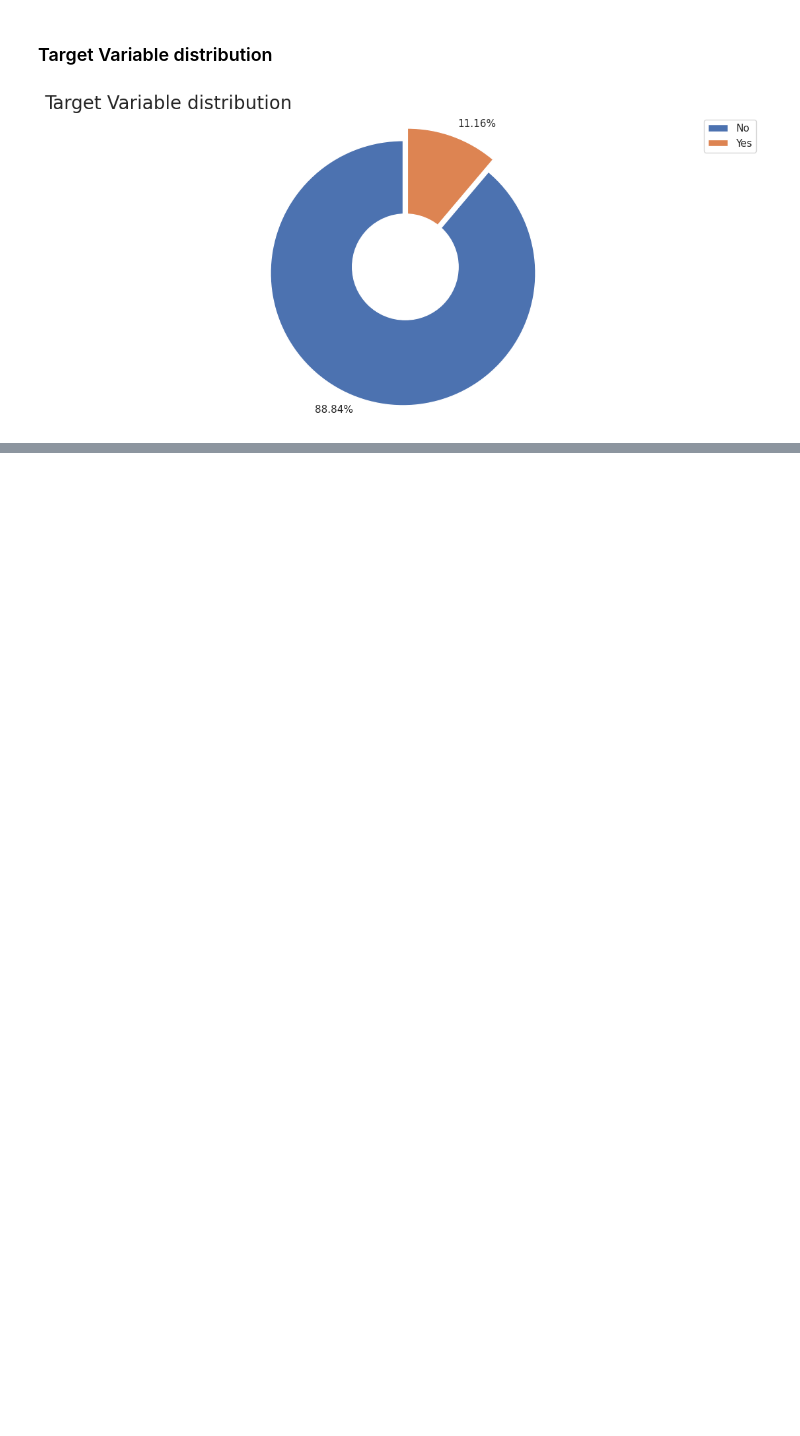
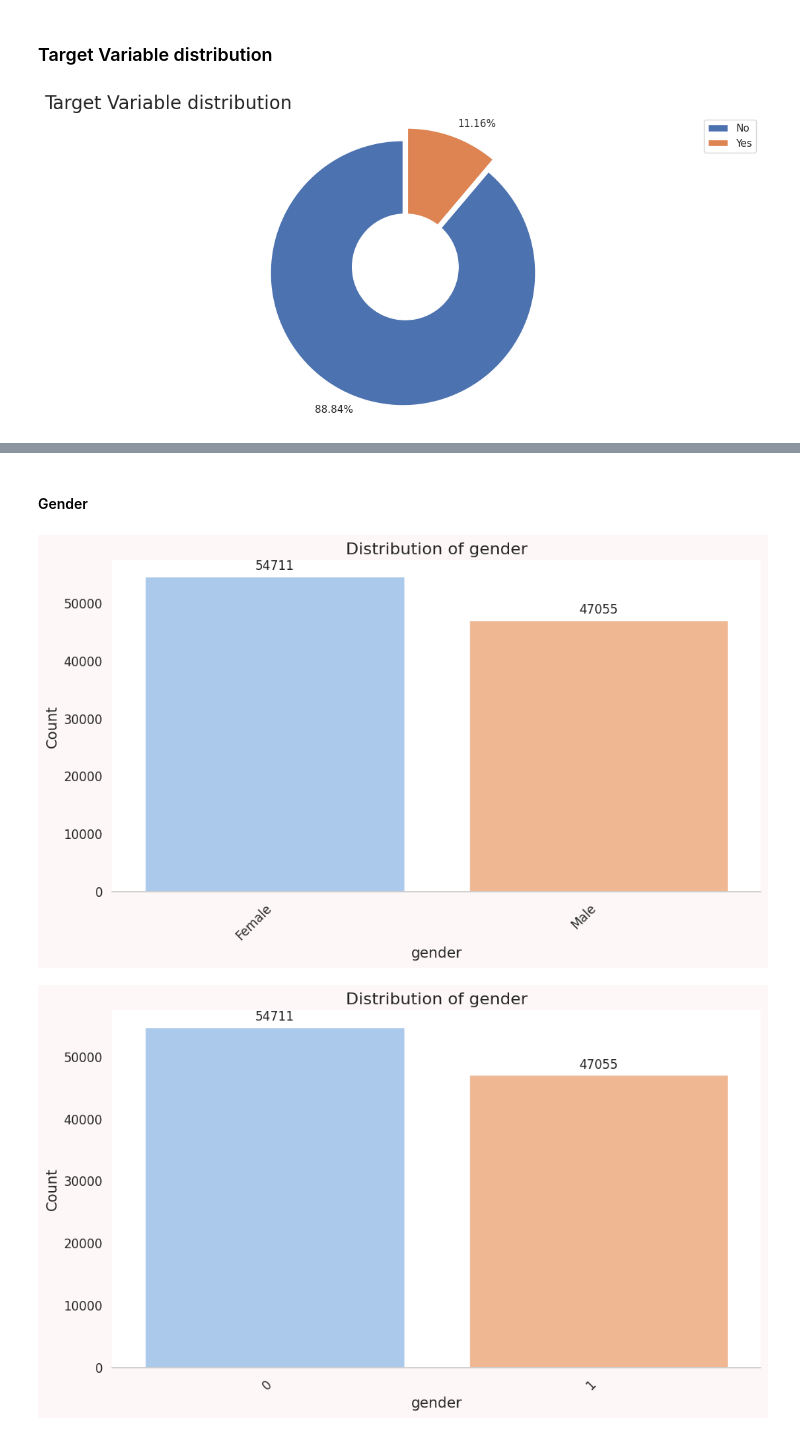
Before and after one commit to AliMO77/DMAKD, a Jupyter notebook: Diabetes.ipynb, the cells around one changed output, grey strips where cells are left out. Saved outputs shown, nothing was run; the diff lists cells and outputs as text; code cells hidden in the pictures; blank space fills up the shorter version.

```diff
--- a/Diabetes.ipynb
+++ b/Diabetes.ipynb
@@ -195,0 +249,10 @@ pie_chart_plotter(df ,'labels', 'Values','Target Variable distribution',labels,l
+# %% [markdown]
+#### Gender
+# %%
+plot_feature_distribution(raw_data,'gender')
+mapping = {"Female":0,"Male":1}
+raw_data.gender = raw_data.gender.replace(mapping)
+plot_feature_distribution(raw_data,'gender')
+# %% [output]
+[figure, added]
+[figure, added]
```
Also changed, not shown: parts of 60 cells of this notebook, 1 other file.
